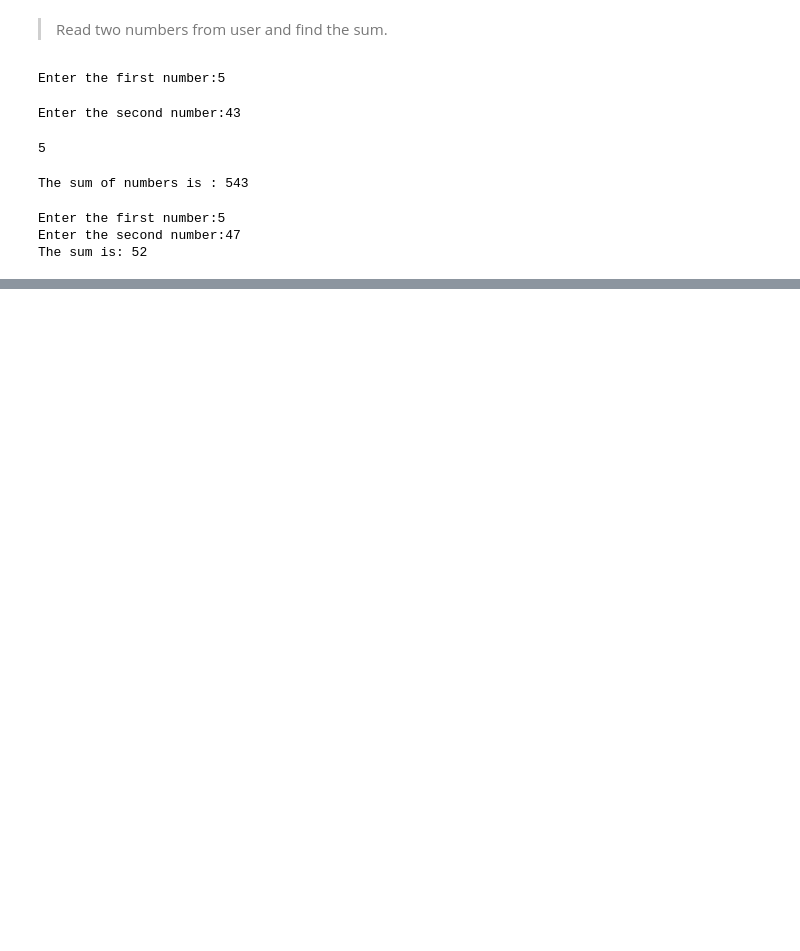
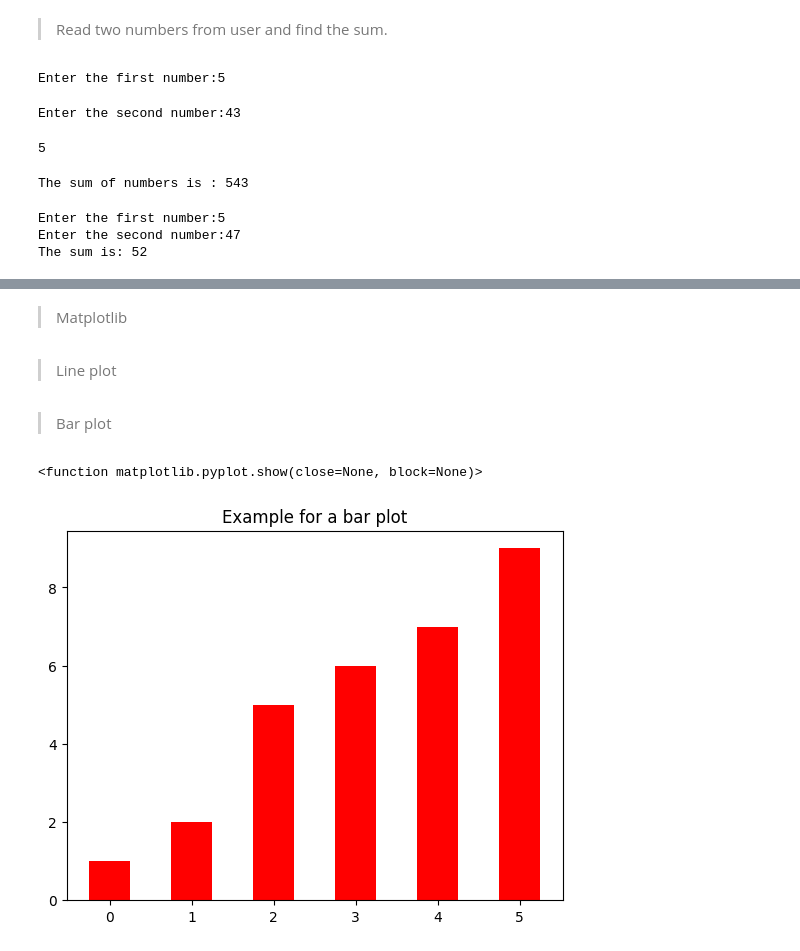
Before and after one commit to Jenat14/basicpythonml, a Jupyter notebook: basicptython.ipynb, the cells around one changed output, grey strips where cells are left out. Saved outputs shown, nothing was run; the diff lists cells and outputs as text; code cells hidden in the pictures; blank space fills up the shorter version.

```diff
--- a/basicptython.ipynb
+++ b/basicptython.ipynb
@@ -54,0 +285,2 @@ The sum is: 52
+# %% [markdown]
+>Matplotlib
@@ -54,0 +290,2 @@ The sum is: 52
+# %% [markdown]
+>Line plot
@@ -54,0 +299,13 @@ The sum is: 52
+# %% [markdown]
+>Bar plot
+# %%
+#bar plot
+y=([1,2,5,6,7,9])
+x=range(len(y))
+width=1/2
+plt.bar(x,y,width,color="red")
+plt.title("Example for a bar plot")
+plt.show
+# %% [output]
+<function matplotlib.pyplot.show(close=None, block=None)>
+[figure, added]
```
Also changed, not shown: parts of 24 cells of this notebook.
